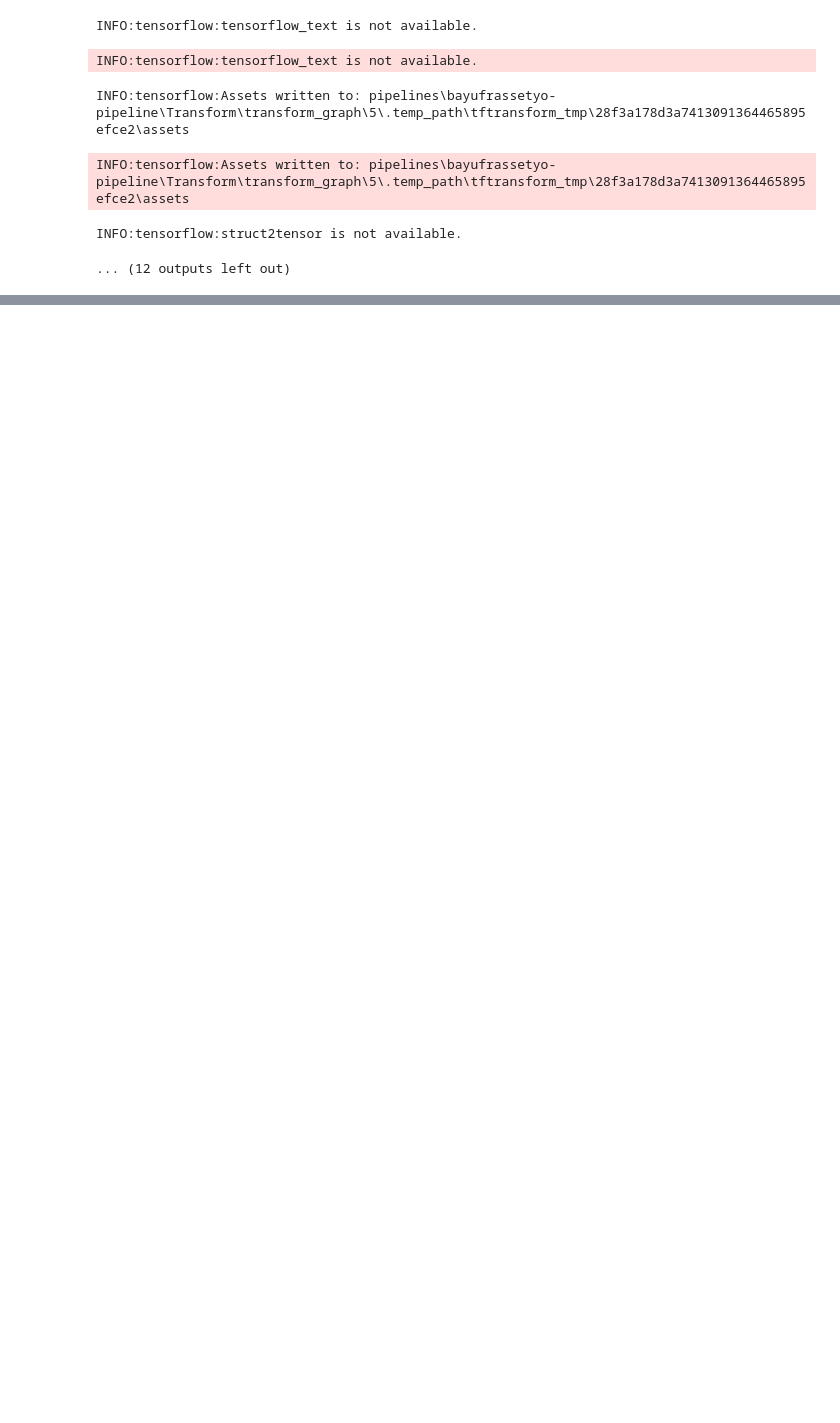
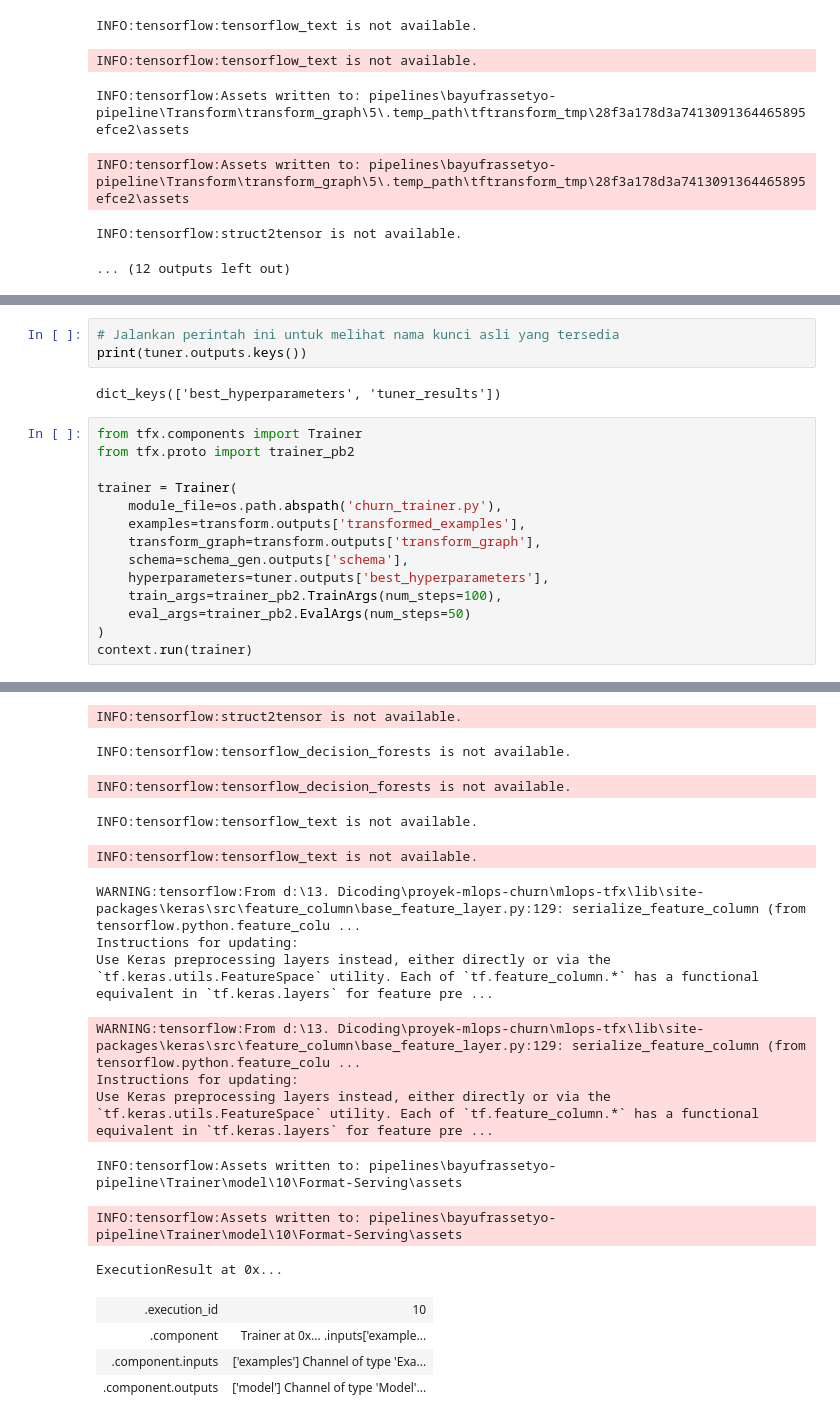
Before and after one commit to bayufrassetyo/Dicoding-PengembanganMachineLearningPipeline, a Jupyter notebook: notebook.ipynb, the cells around one changed output, grey strips where cells are left out. Saved outputs shown, nothing was run; the diff lists cells and outputs as text; blank space fills up the shorter version.

```diff
--- a/notebook.ipynb
+++ b/notebook.ipynb
@@ -118,0 +167,20 @@ INFO:tensorflow:struct2tensor is not available.
+# %%
+# Jalankan perintah ini untuk melihat nama kunci asli yang tersedia
+print(tuner.outputs.keys())
+# %% [output]
+dict_keys(['best_hyperparameters', 'tuner_results'])
+# %%
+from tfx.components import Trainer
+from tfx.proto import trainer_pb2
+
+trainer = Trainer(
+    module_file=os.path.abspath('churn_trainer.py'),
+    examples=transform.outputs['transformed_examples'],
+    transform_graph=transform.outputs['transform_graph'],
+    schema=schema_gen.outputs['schema'],
+    hyperparameters=tuner.outputs['best_hyperparameters'],
+    train_args=trainer_pb2.TrainArgs(num_steps=100),
+    eval_args=trainer_pb2.EvalArgs(num_steps=50)
+)
+context.run(trainer)
+# %% [output]
@@ -118,0 +207,18 @@ INFO:tensorflow:struct2tensor is not available.
+INFO:tensorflow:struct2tensor is not available.
+INFO:tensorflow:tensorflow_decision_forests is not available.
+INFO:tensorflow:tensorflow_decision_forests is not available.
+INFO:tensorflow:tensorflow_text is not available.
+INFO:tensorflow:tensorflow_text is not available.
+WARNING:tensorflow:From d:\13. Dicoding\proyek-mlops-churn\mlops-tfx\lib\site-packages\keras\src\feature_column\base_feature_layer.py:129: serialize_feature_column (from tensorflow.python.feature_colu ...
+Instructions for updating:
+Use Keras preprocessing layers instead, either directly or via the `tf.keras.utils.FeatureSpace` utility. Each of `tf.feature_column.*` has a functional equivalent in `tf.keras.layers` for feature pre ...
+WARNING:tensorflow:From d:\13. Dicoding\proyek-mlops-churn\mlops-tfx\lib\site-packages\keras\src\feature_column\base_feature_layer.py:129: serialize_feature_column (from tensorflow.python.feature_colu ...
+Instructions for updating:
+Use Keras preprocessing layers instead, either directly or via the `tf.keras.utils.FeatureSpace` utility. Each of `tf.feature_column.*` has a functional equivalent in `tf.keras.layers` for feature pre ...
+INFO:tensorflow:Assets written to: pipelines\bayufrassetyo-pipeline\Trainer\model\10\Format-Serving\assets
+INFO:tensorflow:Assets written to: pipelines\bayufrassetyo-pipeline\Trainer\model\10\Format-Serving\assets
+ExecutionResult at 0x...
+| .execution_id | 10 |
+| .component | Trainer at 0x... .inputs['example... |
+| .component.inputs | ['examples'] Channel of type 'Exa... |
+| .component.outputs | ['model'] Channel of type 'Model'... |
```
Also changed, not shown: parts of 8 cells of this notebook, 26 other files.
